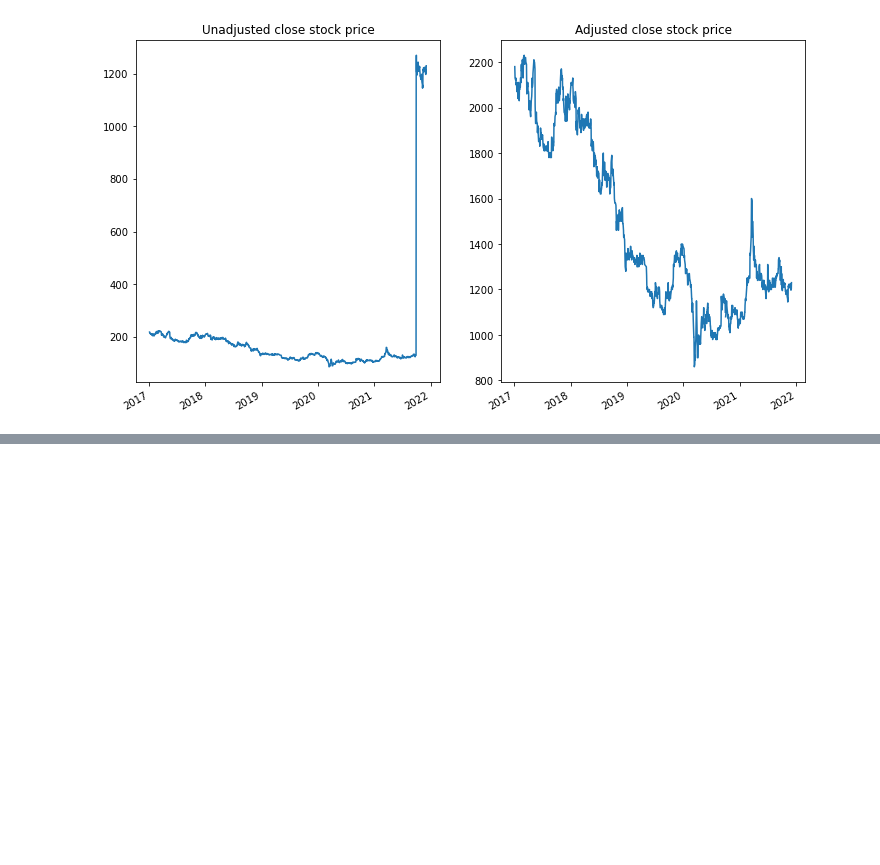
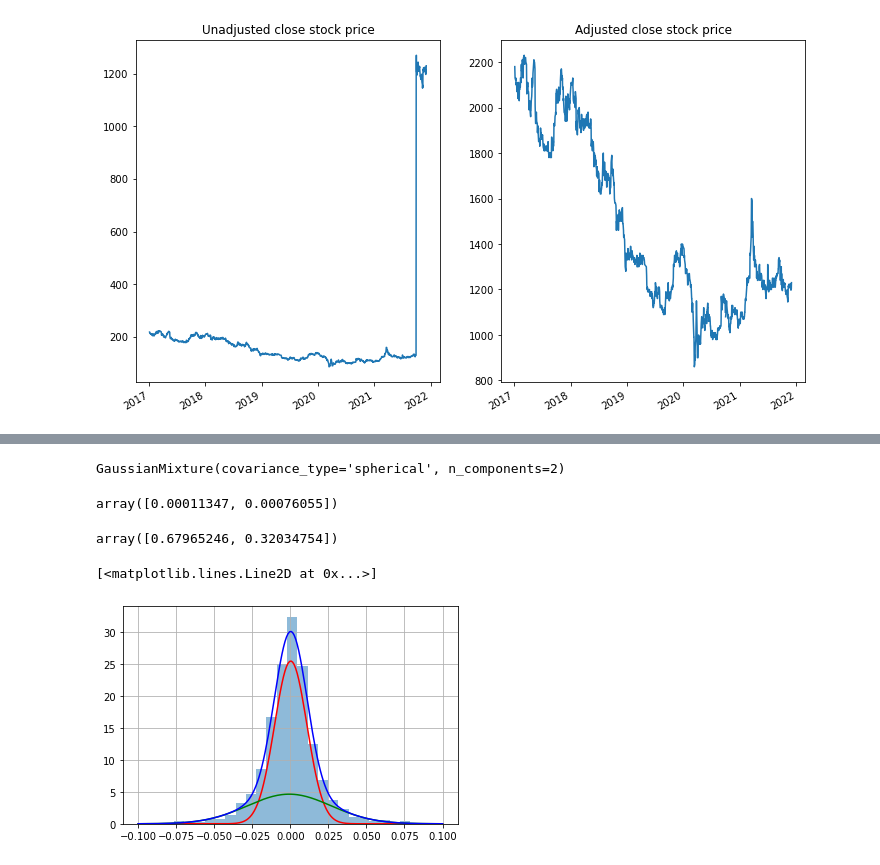
Before and after one commit to CaioMar/jpx_stock_challange, a Jupyter notebook: resumos/study_notebooks/portifolio.ipynb, the cells around one changed output, grey strips where cells are left out. Saved outputs shown, nothing was run; the diff lists cells and outputs as text; code cells hidden in the pictures; blank space fills up the shorter version.

```diff
--- a/resumos/study_notebooks/portifolio.ipynb
+++ b/resumos/study_notebooks/portifolio.ipynb
@@ -196,0 +44,37 @@ plt.ylim([-0.1, 0.1])
+# %%
+security_codes = df.SecuritiesCode.sort_values().unique().tolist()
+adjusted_stock_data = list()
+for security_code in security_codes:
+    adjusted_stock_data.append(
+        pp.get_adjusted_stock_data(
+            security_code=security_code, stock_price_dataframe=df
+        )
+    )
+# %%
+gmm = GaussianMixture(n_components=2, covariance_type='spherical')
+gmm.fit(adjusted_stock_data[security_codes[5]].Close.pct_change().to_frame().dropna())
+# %% [output]
+GaussianMixture(covariance_type='spherical', n_components=2)
+# %%
+gmm.means_
+gmm.covariances_
+# %% [output]
+array([0.00011347, 0.00076055])
+# %%
+gmm.weights_
+# %% [output]
+array([0.67965246, 0.32034754])
+# %%
+x = np.linspace(-0.1,0.1,200)
+y1 = gmm.weights_[0] * 1/(np.sqrt(2 * np.pi * gmm.covariances_[0])) * np.exp(-np.square(x - gmm.means_[0])/(2 * gmm.covariances_[0]))
+y2 = gmm.weights_[1] * 1/(np.sqrt(2 * np.pi * gmm.covariances_[1])) * np.exp(-np.square(x - gmm.means_[1])/(2 * gmm.covariances_[1]))
+z = y1 + y2
+# %%
+# adjusted_stock_data[security_codes[5]].Close.pct_change()[:500].plot()
+adjusted_stock_data[security_codes[5]].Close.pct_change().hist(bins=25, density=True, alpha=0.5)
+plt.plot(x, y1, color='red')
+plt.plot(x, y2, color='green')
+plt.plot(x, z, color='blue')
+# %% [output]
+[<matplotlib.lines.Line2D at 0x...>]
+[figure, added]
```
Also changed, not shown: parts of 27 cells of this notebook.
